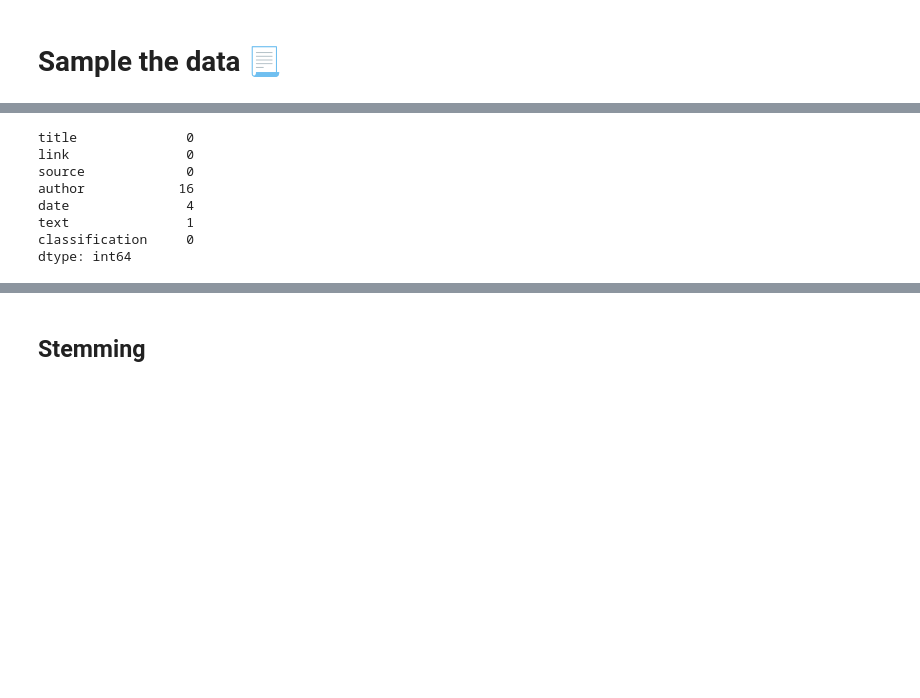
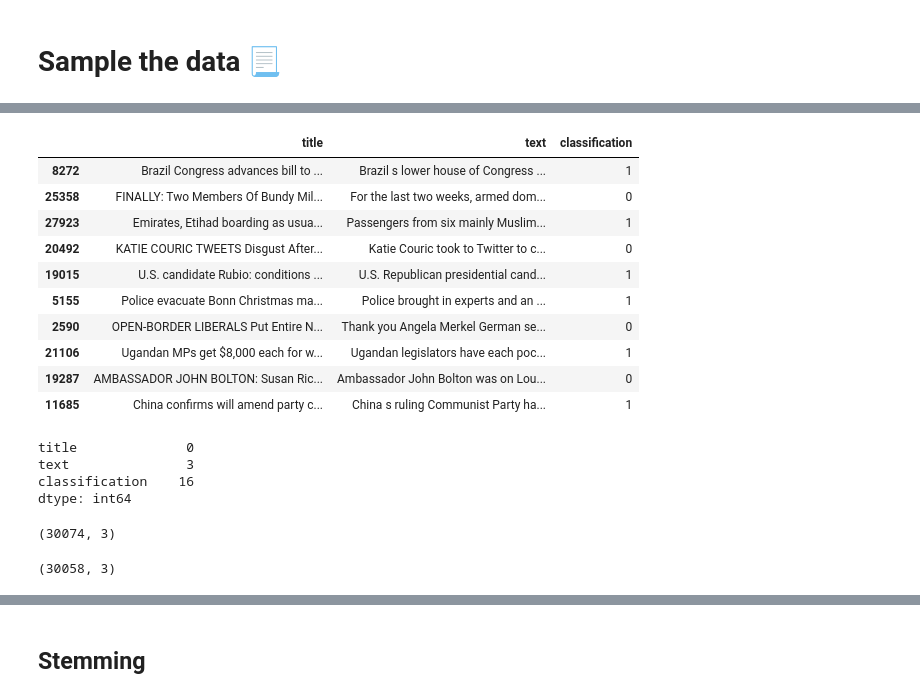
Before and after one commit to ivetkalchev/DeFactify, a Jupyter notebook: defactify.ipynb, the cells around one changed output, grey strips where cells are left out. Drawn from its saved outputs; the diff is of its cells as text; code cells hidden in the pictures; blank space fills up the shorter version.

Commit message:
added new dataset

```diff
--- a/defactify.ipynb
+++ b/defactify.ipynb
@@ -46,7 +44,10 @@ print(stopwords.words('English'))
 # %% [markdown]
 Let's first insert the BBC dataset.
 # %%
-bbc_dataset = pandas.read_csv('scraper/bbc_news_articles_v1.csv')
-bbc_dataset.shape
+bbc_dataset_v1 = pandas.read_csv('scraper/bbc_news_articles_v1.csv')
+bbc_dataset_v1.shape
 # %% [output]
 (39, 7)
+# %%
+bbc_dataset_v2 = pandas.read_csv('scraper/bbc_news_articles_v2.csv')
+bbc_dataset_v2.shape
@@ -59,0 +58,4 @@ fake_dataset.shape
+# %%
+columns = ['id','title','text','subject','date','classification']
+huggingface_dataset = pandas.read_csv('scraper/huggingface_dataset.csv', usecols=columns, low_memory=False)
+huggingface_dataset.shape
@@ -60,7 +64,7 @@ fake_dataset.shape
 # %% [markdown]
 ## Combine both datasets
 # %%
-combined_dataset = pandas.concat([fake_dataset, bbc_dataset], ignore_index=True)
+combined_dataset = pandas.concat([bbc_dataset_v1, bbc_dataset_v2, huggingface_dataset], ignore_index=True)
 
-fake_dataset.shape
+combined_dataset.shape
 # %% [output]
@@ -84,14 +88,38 @@ combined_dataset.sample(10)
+# %%
+cleaned_columns = ['title','text','classification']
+focused_data = combined_dataset.loc[:,cleaned_columns]
+
+focused_data.sample(10)
+# %% [output]
+|  | title | text | classification |
+| 8272 | Brazil Congress advances bill to ... | Brazil s lower house of Congress ... | 1 |
+| 25358 | FINALLY: Two Members Of Bundy Mil... | For the last two weeks, armed dom... | 0 |
+| 27923 | Emirates, Etihad boarding as usua... | Passengers from six mainly Muslim... | 1 |
+| 20492 | KATIE COURIC TWEETS Disgust After... | Katie Couric took to Twitter to c... | 0 |
+| 19015 | U.S. candidate Rubio: conditions ... | U.S. Republican presidential cand... | 1 |
+| 5155 | Police evacuate Bonn Christmas ma... | Police brought in experts and an ... | 1 |
+| 2590 | OPEN-BORDER LIBERALS Put Entire N... | Thank you Angela Merkel German se... | 0 |
+| 21106 | Ugandan MPs get $8,000 each for w... | Ugandan legislators have each poc... | 1 |
+| 19287 | AMBASSADOR JOHN BOLTON: Susan Ric... | Ambassador John Bolton was on Lou... | 0 |
+| 11685 | China confirms will amend party c... | China s ruling Communist Party ha... | 1 |
 # %%
-combined_dataset.isnull().sum()
+focused_data.isnull().sum()
 # %% [output]
 title              0
-link               0
-source             0
-author            16
-date               4
-text               1
-classification     0
+text               3
+classification    16
 dtype: int64
 # %%
-cleaned_dataset = combined_dataset.dropna()
+cleaned_dataset = focused_data.dropna()
+
+cleaned_dataset.shape
+# %% [output]
+(30074, 3)
+# %%
+# Filter rows where classification is either '0' or '1'
+cleaned_dataset = cleaned_dataset[cleaned_dataset['classification'].isin(['0', '1'])]
+
+cleaned_dataset.shape
+# %% [output]
+(30058, 3)
 # %%
```
Also changed, not shown: parts of 22 cells of this notebook, 4 other files.
